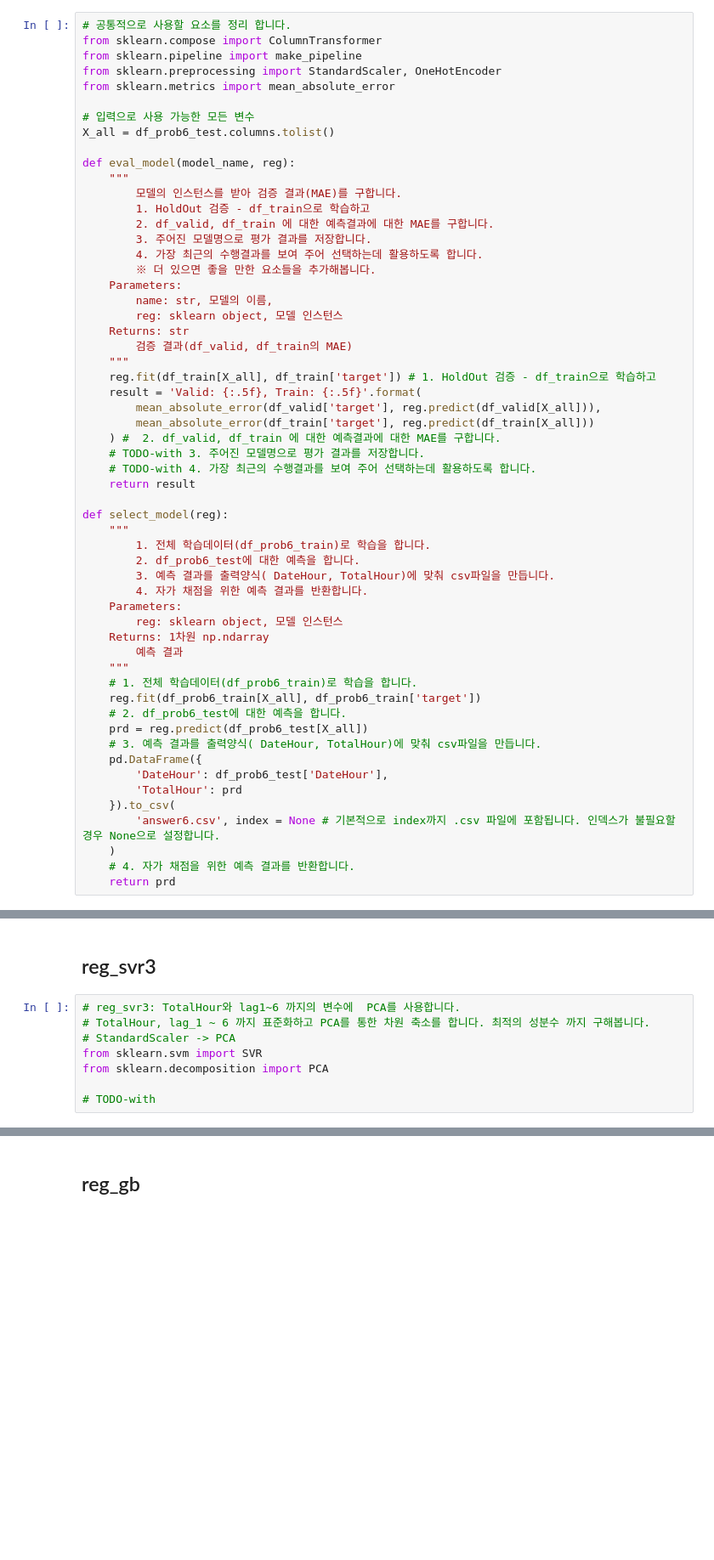
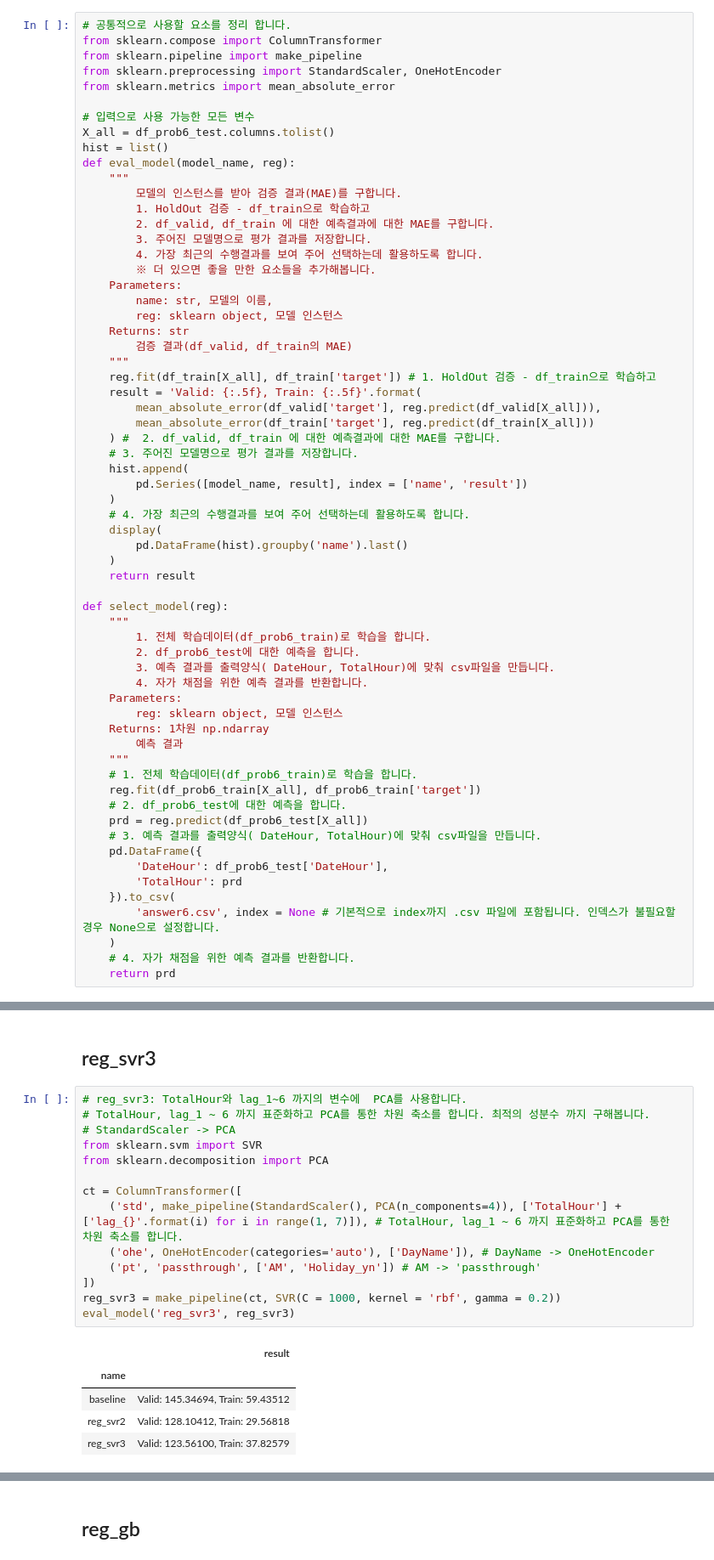
Before and after one commit to sunkusun9/DS_Lv3_2505_2, a Jupyter notebook: sec_ds_lv3_prob3_kaggle.ipynb, the cells around one changed output, grey strips where cells are left out. Shown at 85% size. Saved outputs shown, nothing was run; the diff lists cells and outputs as text; blank space fills up the shorter version.

```diff
--- a/sec_ds_lv3_prob3_kaggle.ipynb
+++ b/sec_ds_lv3_prob3_kaggle.ipynb
@@ -204,7 +204,7 @@ from sklearn.metrics import mean_absolute_error
 
 # 입력으로 사용 가능한 모든 변수
 X_all = df_prob6_test.columns.tolist()
-
+hist = list()
 def eval_model(model_name, reg):
     """
         모델의 인스턴스를 받아 검증 결과(MAE)를 구합니다.
@@ -224,8 +224,14 @@ def eval_model(model_name, reg):
         mean_absolute_error(df_valid['target'], reg.predict(df_valid[X_all])),
         mean_absolute_error(df_train['target'], reg.predict(df_train[X_all]))
     ) #  2. df_valid, df_train 에 대한 예측결과에 대한 MAE를 구합니다.
-    # TODO-with 3. 주어진 모델명으로 평가 결과를 저장합니다.
-    # TODO-with 4. 가장 최근의 수행결과를 보여 주어 선택하는데 활용하도록 합니다.
+    # 3. 주어진 모델명으로 평가 결과를 저장합니다.
+    hist.append(
+        pd.Series([model_name, result], index = ['name', 'result'])
+    )
+    # 4. 가장 최근의 수행결과를 보여 주어 선택하는데 활용하도록 합니다.
+    display(
+        pd.DataFrame(hist).groupby('name').last()
+    )
     return result
 
 def select_model(reg):
@@ -333,10 +362,22 @@ from sklearn.svm import SVR
 # %% [markdown]
 ## reg_svr3
 # %%
-# reg_svr3: TotalHour와 lag1~6 까지의 변수에  PCA를 사용합니다.
+# reg_svr3: TotalHour와 lag_1~6 까지의 변수에  PCA를 사용합니다.
 # TotalHour, lag_1 ~ 6 까지 표준화하고 PCA를 통한 차원 축소를 합니다. 최적의 성분수 까지 구해봅니다.
 # StandardScaler -> PCA
 from sklearn.svm import SVR
 from sklearn.decomposition import PCA
 
-# TODO-with
+ct = ColumnTransformer([
+    ('std', make_pipeline(StandardScaler(), PCA(n_components=4)), ['TotalHour'] + ['lag_{}'.format(i) for i in range(1, 7)]), # TotalHour, lag_1 ~ 6 까지 표준화하고 PCA를 통한 차원 축소를 합니다.
+    ('ohe', OneHotEncoder(categories='auto'), ['DayName']), # DayName -> OneHotEncoder
+    ('pt', 'passthrough', ['AM', 'Holiday_yn']) # AM -> 'passthrough'
+])
+reg_svr3 = make_pipeline(ct, SVR(C = 1000, kernel = 'rbf', gamma = 0.2))
+eval_model('reg_svr3', reg_svr3)
+# %% [output]
+|  | result |
+| name |  |
+| baseline | Valid: 145.34694, Train: 59.43512 |
+| reg_svr2 | Valid: 128.10412, Train: 29.56818 |
+| reg_svr3 | Valid: 123.56100, Train: 37.82579 |
```
Also changed, not shown: parts of 5 cells of this notebook.
